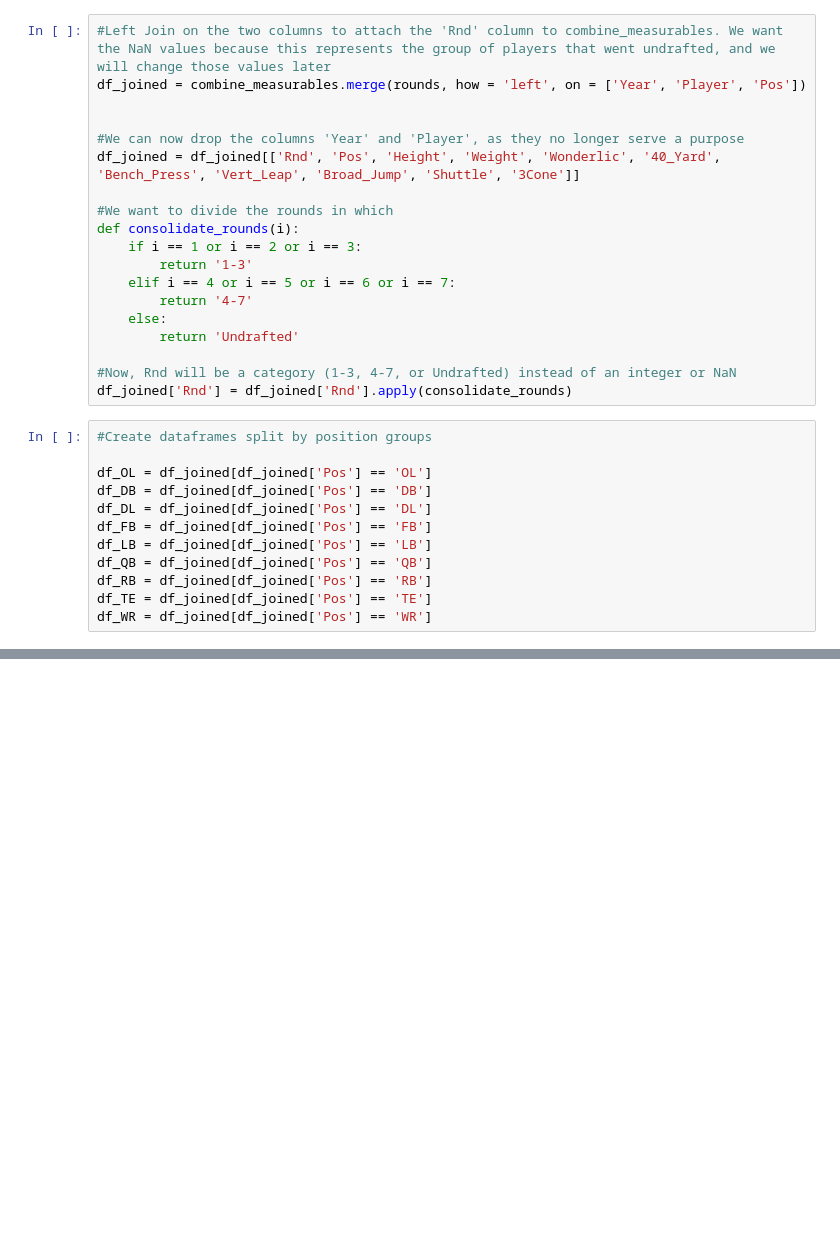
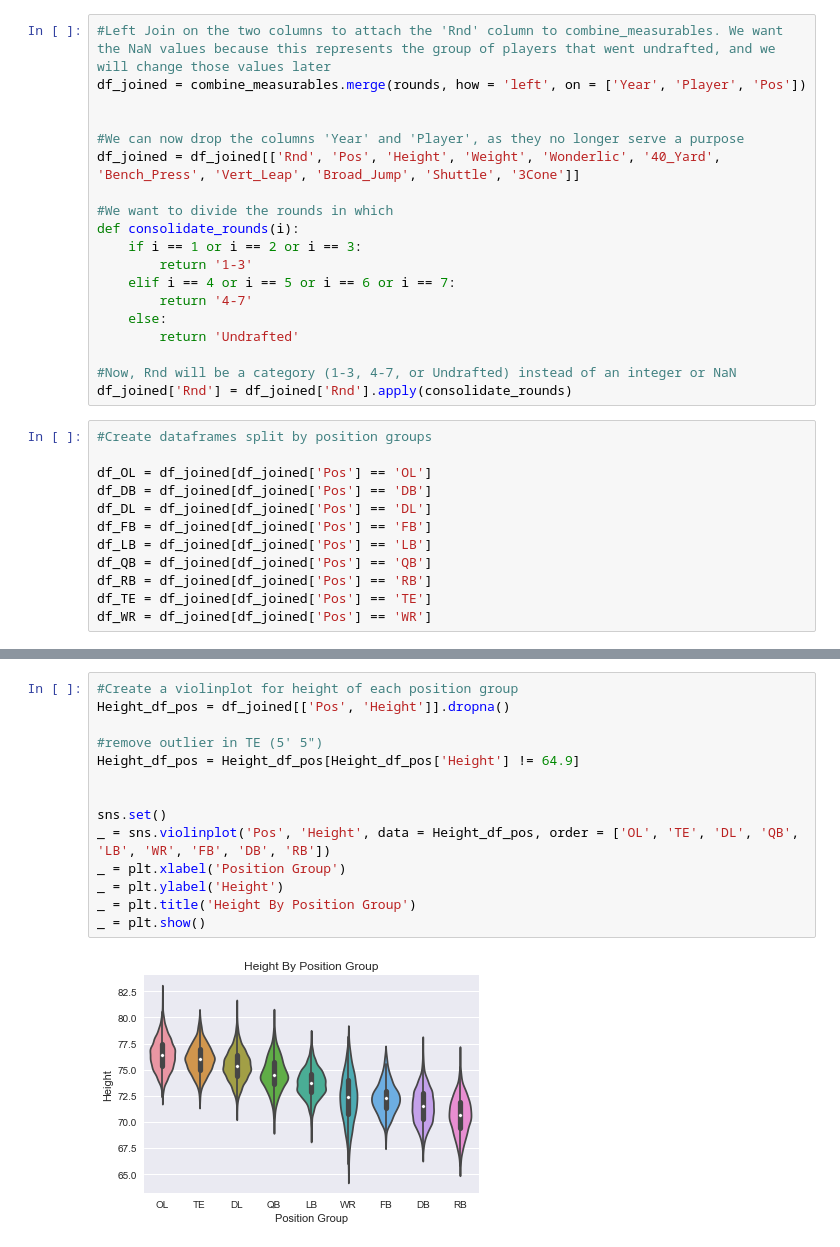
Before and after one commit to pdkim1208/Springboard, a Jupyter notebook: CapstoneProject1.ipynb, the cells around one changed output, grey strips where cells are left out. Cells and saved outputs as stored; diff of their text form; blank space fills up the shorter version.

```diff
--- a/CapstoneProject1.ipynb
+++ b/CapstoneProject1.ipynb
@@ -81,3 +128,19 @@ df_WR = df_joined[df_joined['Pos'] == 'WR']
+# %%
+#Create a violinplot for height of each position group
+Height_df_pos = df_joined[['Pos', 'Height']].dropna()
+
+#remove outlier in TE (5' 5")
+Height_df_pos = Height_df_pos[Height_df_pos['Height'] != 64.9]
+
+
+sns.set()
+_ = sns.violinplot('Pos', 'Height', data = Height_df_pos, order = ['OL', 'TE', 'DL', 'QB', 'LB', 'WR', 'FB', 'DB', 'RB'])
+_ = plt.xlabel('Position Group')
+_ = plt.ylabel('Height')
+_ = plt.title('Height By Position Group')
+_ = plt.show()
+# %% [output]
+[figure, added]
 # %%
 #Create a violinplot for 40 Yard dash times, grouped by position
 forty_yard_df_pos = df_joined[['Pos', '40_Yard']].dropna()
```
Also changed, not shown: parts of 25 cells of this notebook.
